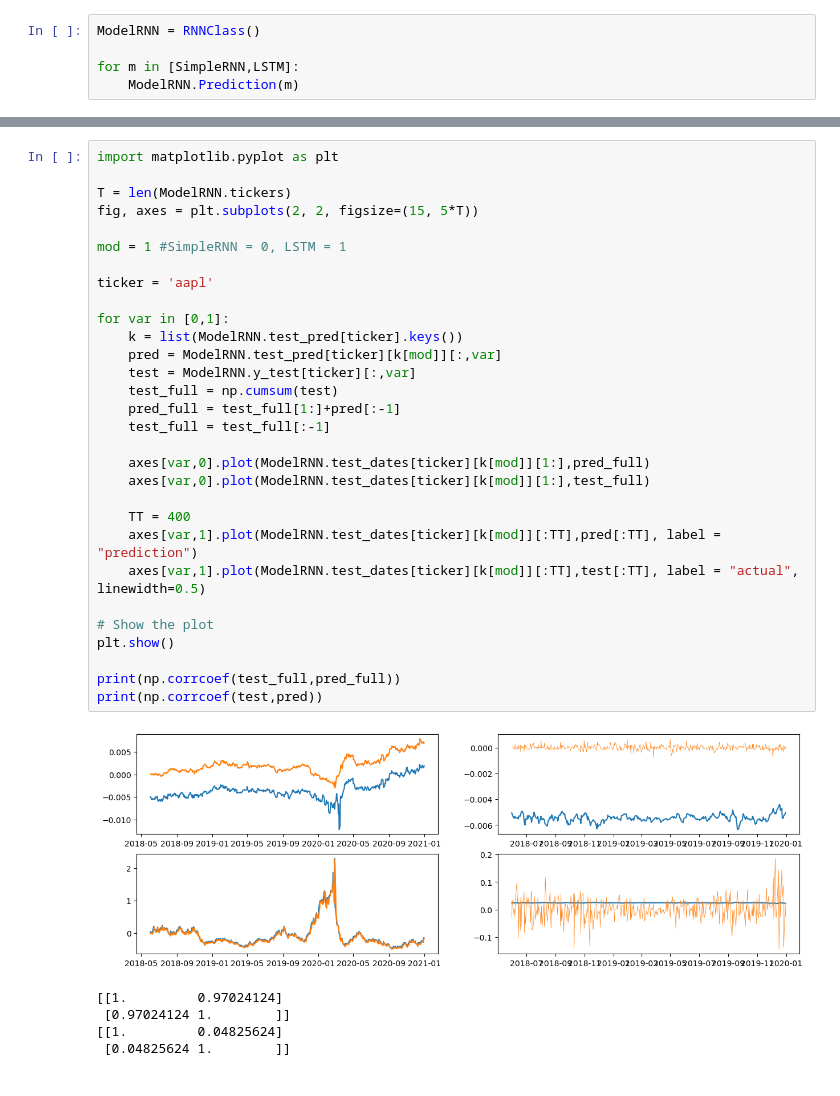
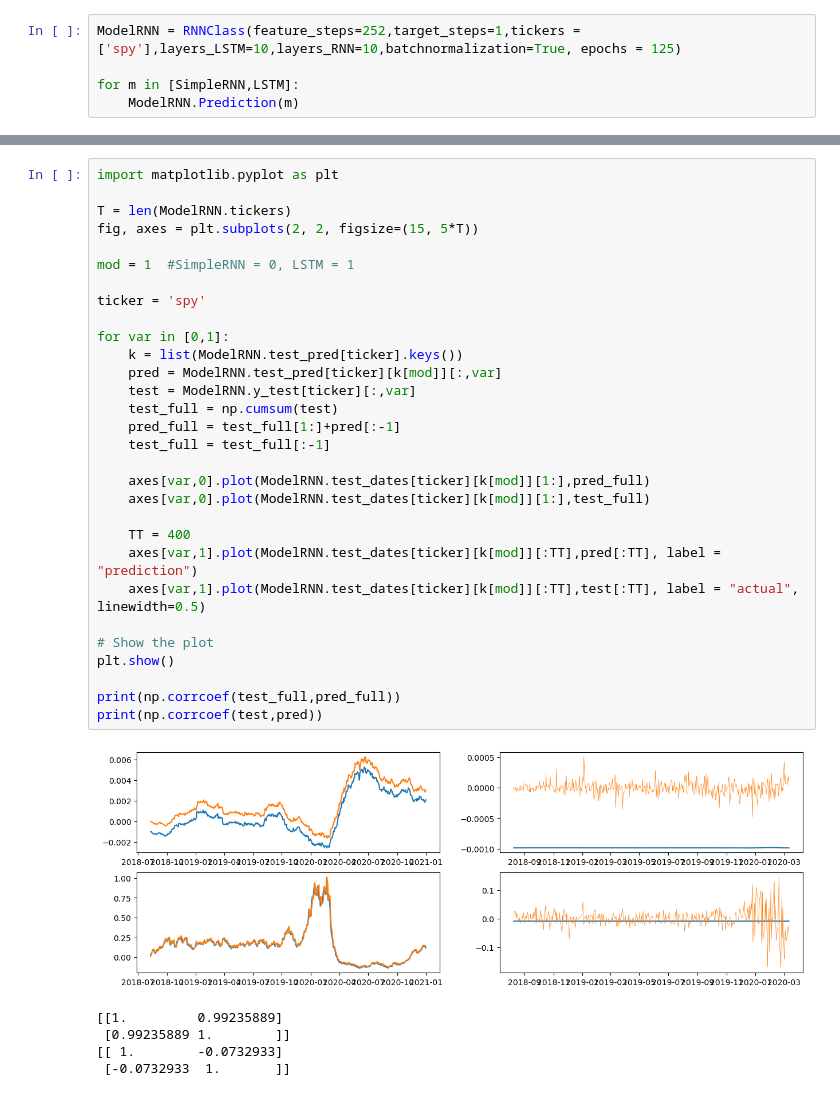
Before and after one commit to yshirai999/Simulating-Volatility-Scenarios, a Jupyter notebook: RNN.ipynb, the cells around one changed output, grey strips where cells are left out. Saved outputs shown, nothing was run; the diff lists cells and outputs as text.

```diff
--- a/RNN.ipynb
+++ b/RNN.ipynb
@@ -155,5 +5,5 @@ class RNNClass(BaseClass):
 # %%
-ModelRNN = RNNClass()
+ModelRNN = RNNClass(feature_steps=252,target_steps=1,tickers = ['spy'],layers_LSTM=10,layers_RNN=10,batchnormalization=True, epochs = 125)
 
 for m in [SimpleRNN,LSTM]:
     ModelRNN.Prediction(m)
@@ -208,36 +18,36 @@ Model: "sequential"
 # %%
 import matplotlib.pyplot as plt
 
 T = len(ModelRNN.tickers)
 fig, axes = plt.subplots(2, 2, figsize=(15, 5*T))
 
-mod = 1 #SimpleRNN = 0, LSTM = 1
+mod = 1  #SimpleRNN = 0, LSTM = 1
 
-ticker = 'aapl'
+ticker = 'spy'
 
 for var in [0,1]:
     k = list(ModelRNN.test_pred[ticker].keys())
     pred = ModelRNN.test_pred[ticker][k[mod]][:,var]
     test = ModelRNN.y_test[ticker][:,var]
     test_full = np.cumsum(test)
     pred_full = test_full[1:]+pred[:-1]
     test_full = test_full[:-1]
 
     axes[var,0].plot(ModelRNN.test_dates[ticker][k[mod]][1:],pred_full)
     axes[var,0].plot(ModelRNN.test_dates[ticker][k[mod]][1:],test_full)
 
     TT = 400
     axes[var,1].plot(ModelRNN.test_dates[ticker][k[mod]][:TT],pred[:TT], label = "prediction")
     axes[var,1].plot(ModelRNN.test_dates[ticker][k[mod]][:TT],test[:TT], label = "actual", linewidth=0.5)
 
 # Show the plot
 plt.show()
 
 print(np.corrcoef(test_full,pred_full))
 print(np.corrcoef(test,pred))
 # %% [output]
-[figure, old version]
+[figure, new version]
-[[1.         0.97024124]
- [0.97024124 1.        ]]
-[[1.         0.04825624]
- [0.04825624 1.        ]]
+[[1.         0.99235889]
+ [0.99235889 1.        ]]
+[[ 1.        -0.0732933]
+ [-0.0732933  1.       ]]
```
Also changed, not shown: parts of 5 cells of this notebook, 2 other files.
